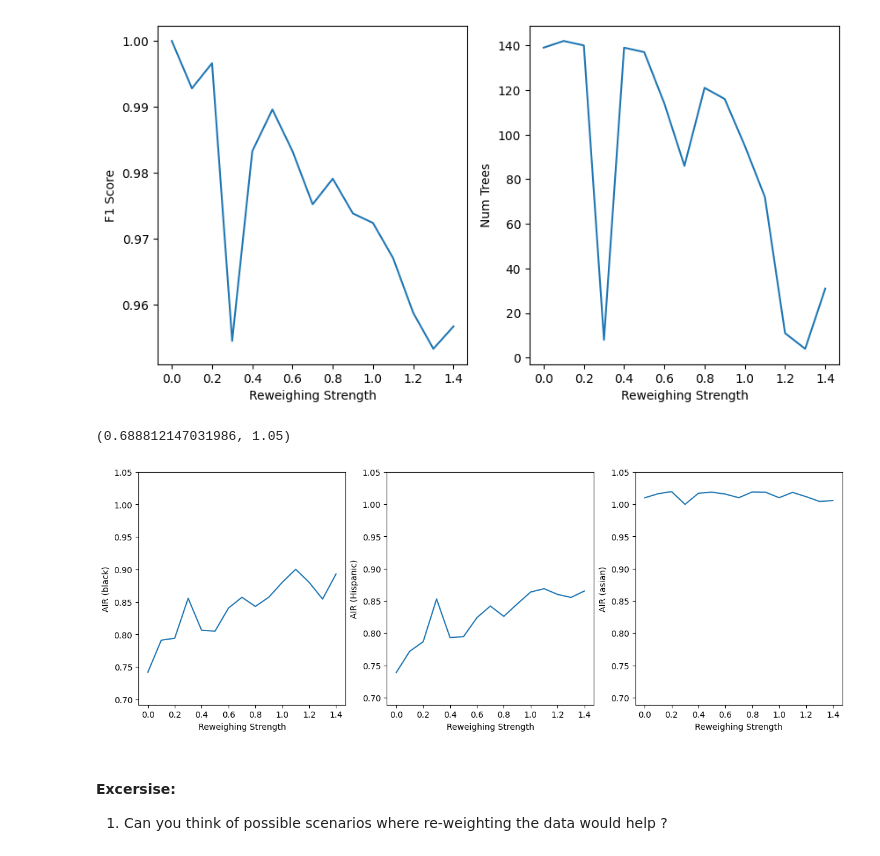
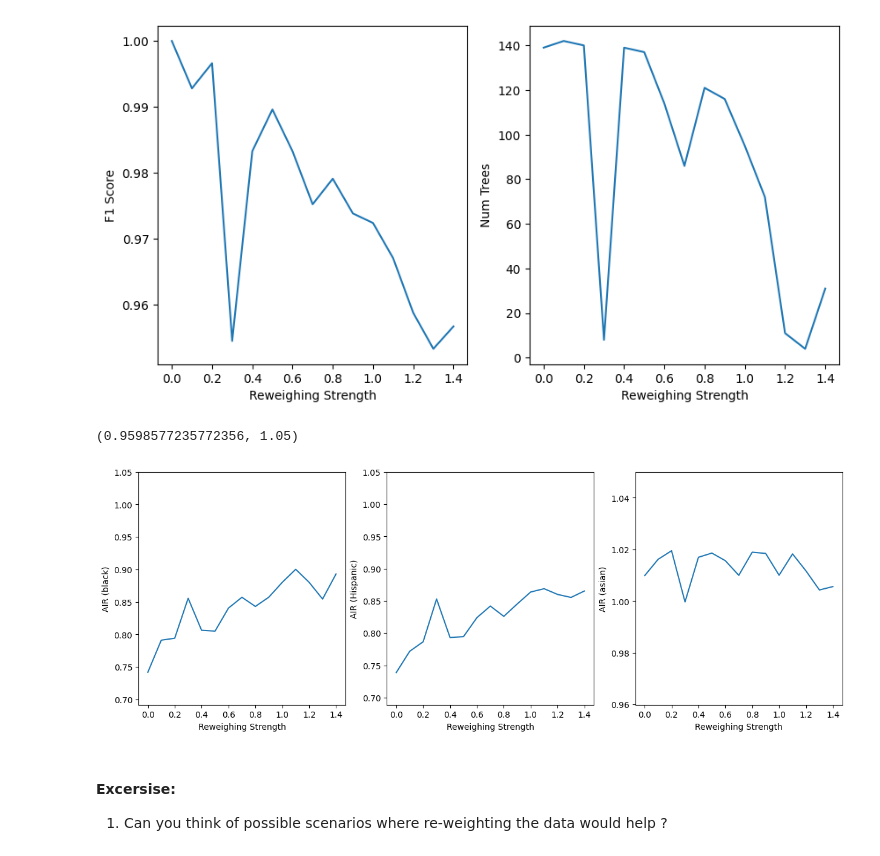
Before and after one commit to anilkumarpanda/fairness_cb, a Jupyter notebook: Testing_and_Remediating_Bias_constrained.ipynb, the cells around one changed output. Drawn from its saved outputs; the diff is of its cells as text; code cells hidden in the pictures.

```diff
--- a/Testing_and_Remediating_Bias_constrained.ipynb
+++ b/Testing_and_Remediating_Bias_constrained.ipynb
@@ -856,26 +859,26 @@ Text(0, 0.5, 'Num Trees')
 # %%
 # @title Excercise : Reweighting effect on AIR across Race groups
 
 fig, axs = plt.subplots(1, 3, figsize=(15, 5))
 axs[0].plot(magnitudes, air_black_ii)
 axs[0].set_xlabel('Reweighing Strength')
 axs[0].set_ylabel('AIR (black)')
 axs[0].set_ylim((air_black_ii[0]-0.05, 1.05))
 
 axs[1].plot(magnitudes, air_hispanic_ii)
 axs[1].set_xlabel('Reweighing Strength')
 axs[1].set_ylabel('AIR (Hispanic)')
 axs[1].set_ylim((air_hispanic_ii[0]-0.05, 1.05))
 
 axs[2].plot(magnitudes, air_asian_ii)
 axs[2].set_xlabel('Reweighing Strength')
 axs[2].set_ylabel('AIR (asian)')
-axs[2].set_ylim((air_hispanic[0]-0.05, 1.05))
+axs[2].set_ylim((air_asian_ii[0]-0.05, 1.05))
 
 #fig.savefig('../Data/Data/Figures/preprocessing_summary_ii.png')
 # %% [output]
-(0.688812147031986, 1.05)
+(0.9598577235772356, 1.05)
-[figure, old version]
+[figure, new version]
 # %% [markdown]
 #### Excersise:
 
```
Also changed, not shown: parts of 8 cells of this notebook.
